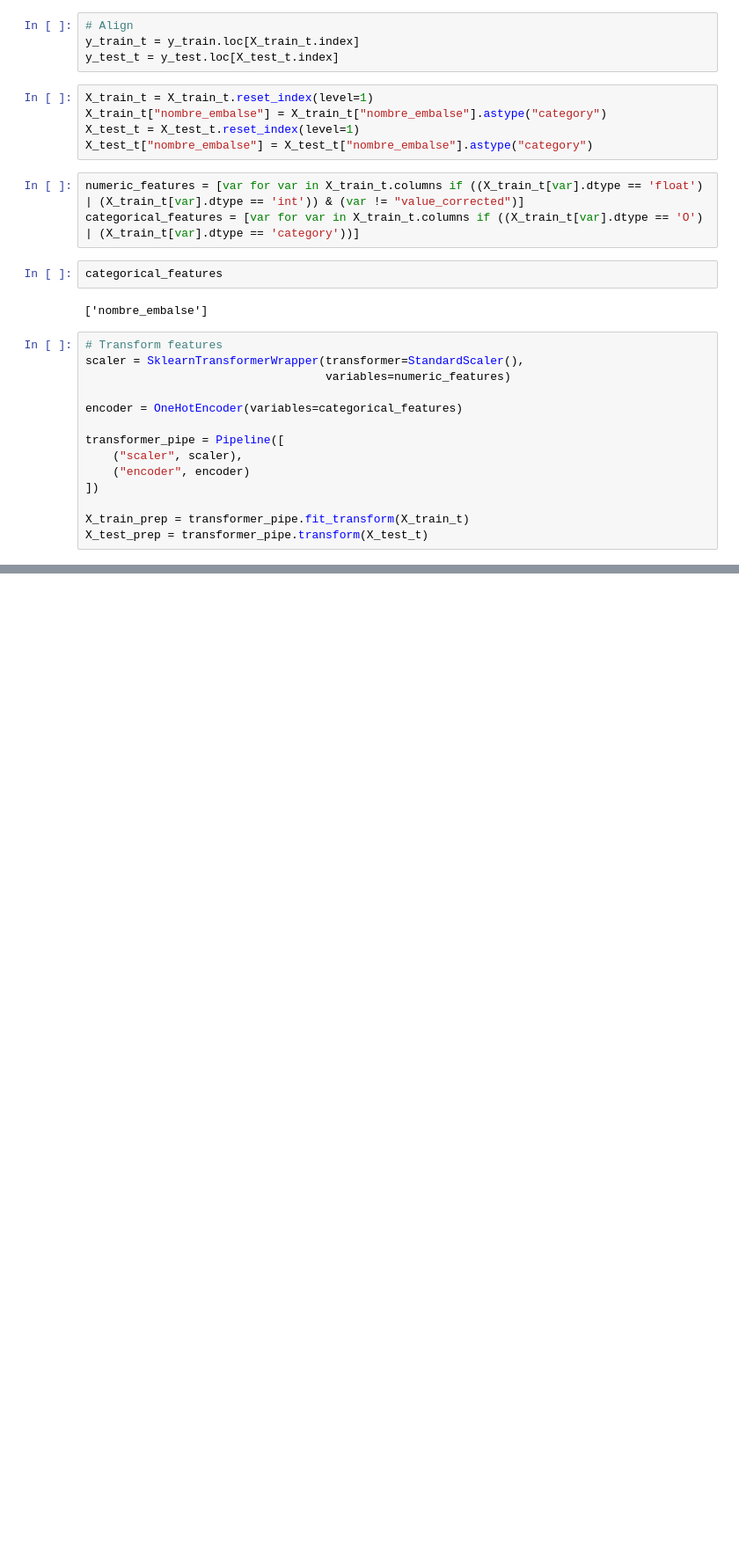
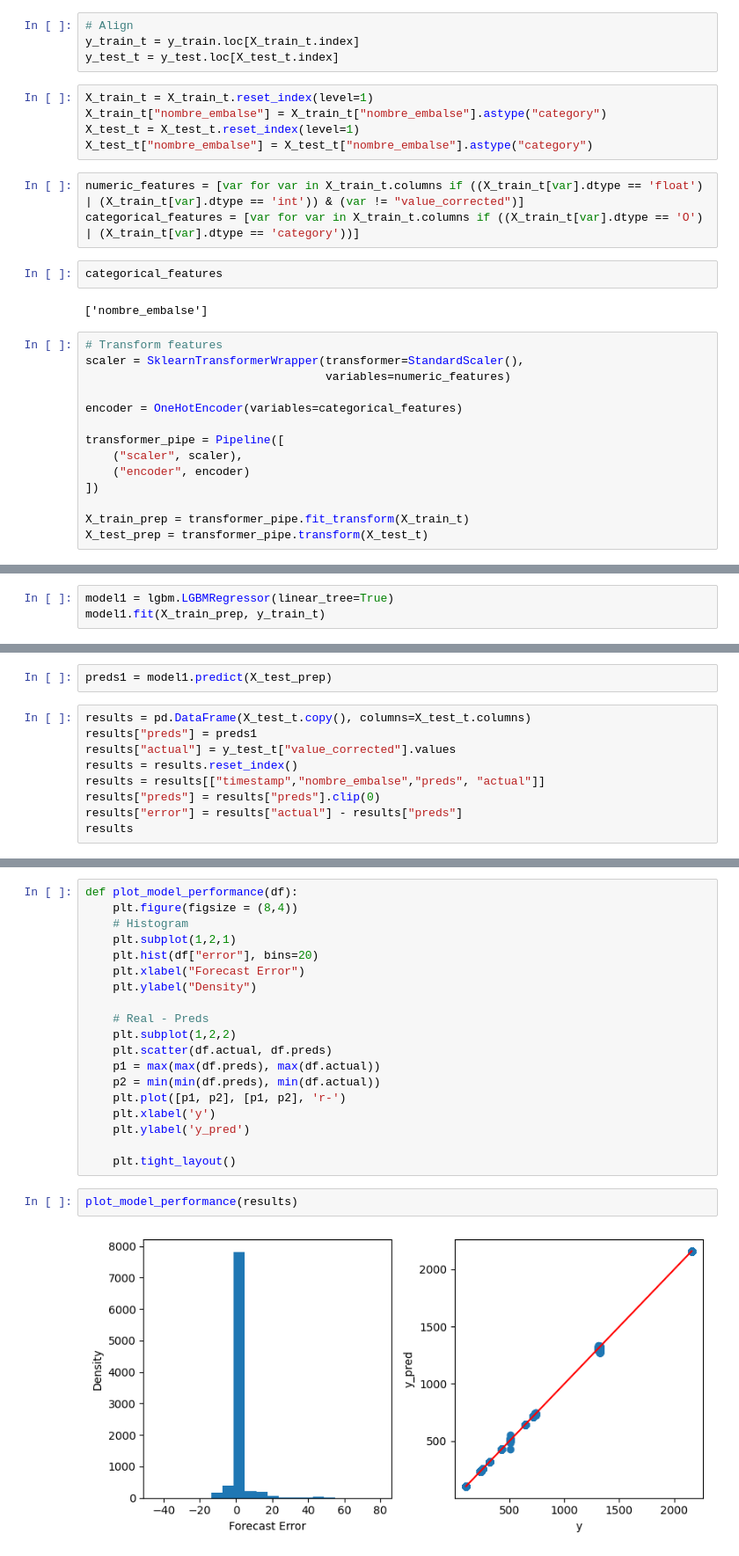
Before and after one commit to sebacastrocba/Forecasting-reservoir-level, a Jupyter notebook: notebooks/01_model_experiments.ipynb, the cells around one changed output, grey strips where cells are left out. Shown at 88% size. Drawn from its saved outputs; the diff is of its cells as text; blank space fills up the shorter version.

```diff
--- a/notebooks/01_model_experiments.ipynb
+++ b/notebooks/01_model_experiments.ipynb
@@ -269,0 +276,3 @@ X_train_prep.shape, y_train_t.shape
+# %%
+model1 = lgbm.LGBMRegressor(linear_tree=True)
+model1.fit(X_train_prep, y_train_t)
@@ -269,0 +281,11 @@ X_train_prep.shape, y_train_t.shape
+# %%
+preds1 = model1.predict(X_test_prep)
+# %%
+results = pd.DataFrame(X_test_t.copy(), columns=X_test_t.columns)
+results["preds"] = preds1
+results["actual"] = y_test_t["value_corrected"].values
+results = results.reset_index()
+results = results[["timestamp","nombre_embalse","preds", "actual"]]
+results["preds"] = results["preds"].clip(0)
+results["error"] = results["actual"] - results["preds"]
+results
@@ -269,0 +306,23 @@ X_train_prep.shape, y_train_t.shape
+# %%
+def plot_model_performance(df):
+    plt.figure(figsize = (8,4))
+    # Histogram
+    plt.subplot(1,2,1)
+    plt.hist(df["error"], bins=20)
+    plt.xlabel("Forecast Error")
+    plt.ylabel("Density")
+
+    # Real - Preds
+    plt.subplot(1,2,2)
+    plt.scatter(df.actual, df.preds)
+    p1 = max(max(df.preds), max(df.actual))
+    p2 = min(min(df.preds), min(df.actual))
+    plt.plot([p1, p2], [p1, p2], 'r-')
+    plt.xlabel('y')
+    plt.ylabel('y_pred')
+
+    plt.tight_layout()
+# %%
+plot_model_performance(results)
+# %% [output]
+[figure, added]
```
Also changed, not shown: parts of 32 cells of this notebook, 5 other files.
